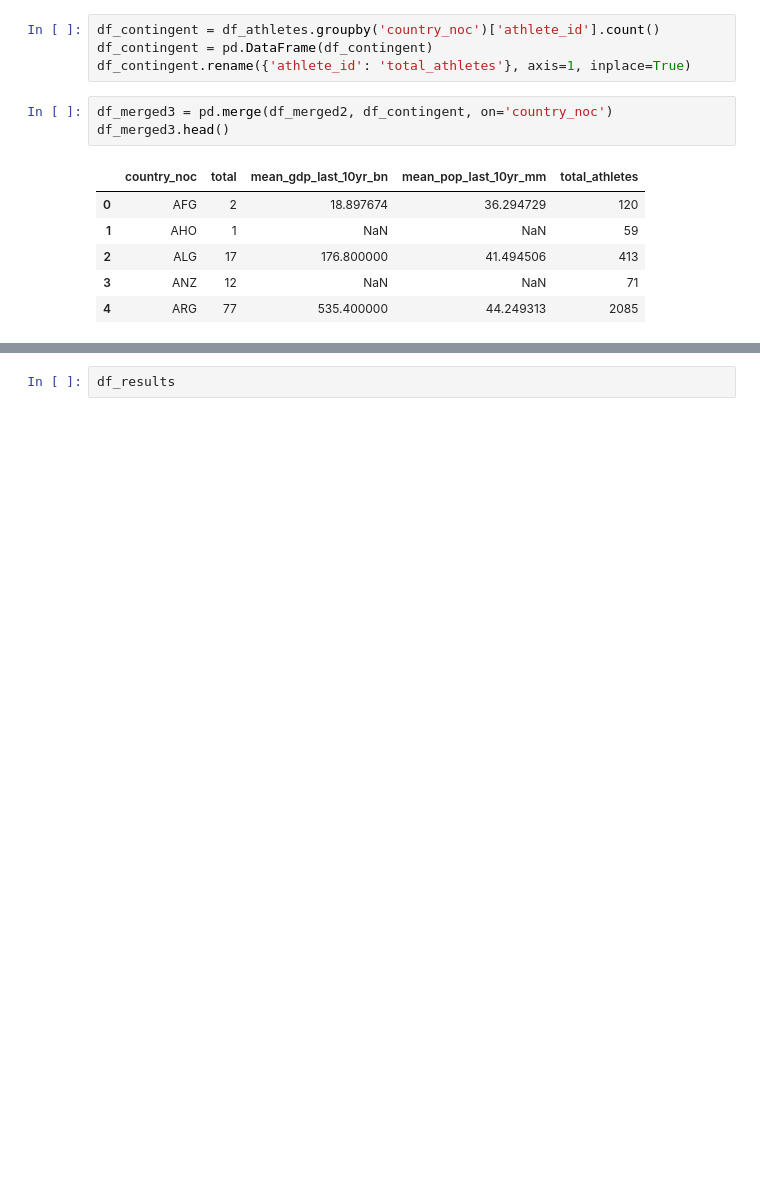
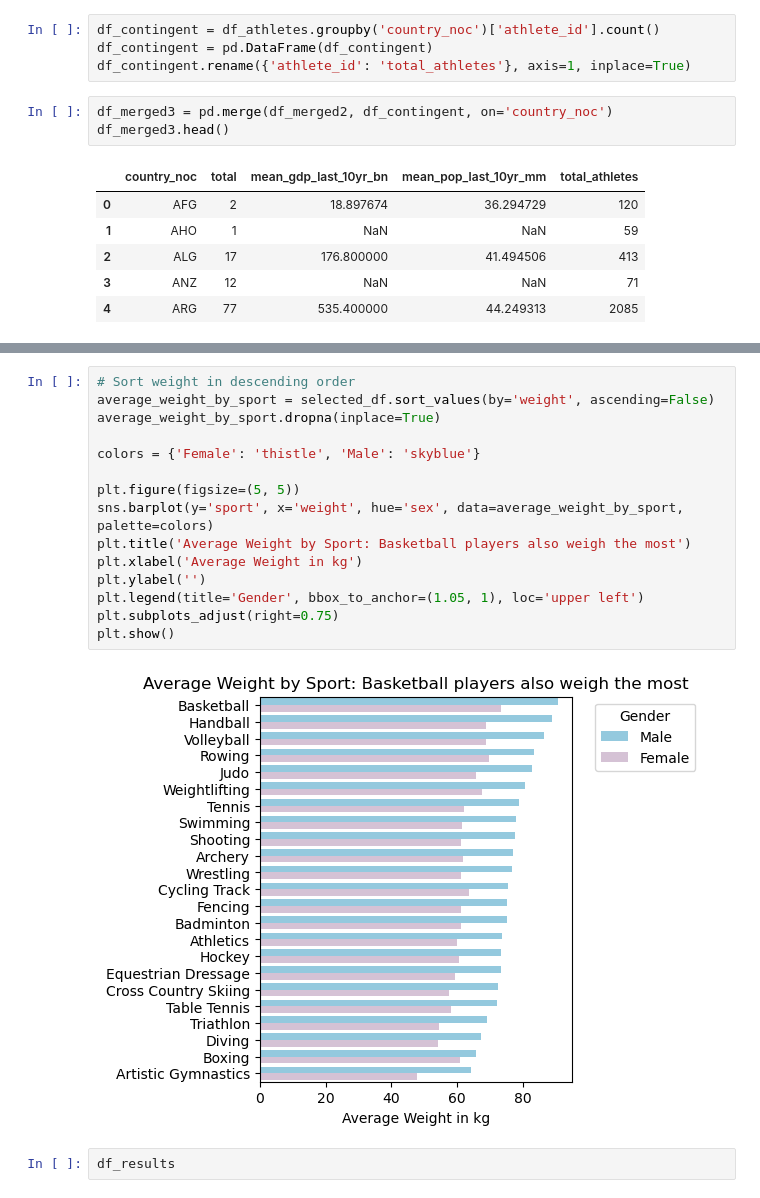
Before and after one commit to ana-047/Olymploration, a Jupyter notebook: Olymploration.ipynb, the cells around one changed output, grey strips where cells are left out. Cells and saved outputs as stored; diff of their text form; blank space fills up the shorter version.

```diff
--- a/Olymploration.ipynb
+++ b/Olymploration.ipynb
@@ -434,3 +507,20 @@ is_categorical_dtype is deprecated and will be removed in a future version. Use
+# %%
+# Sort weight in descending order
+average_weight_by_sport = selected_df.sort_values(by='weight', ascending=False)
+average_weight_by_sport.dropna(inplace=True)
+
+colors = {'Female': 'thistle', 'Male': 'skyblue'}
+
+plt.figure(figsize=(5, 5))
+sns.barplot(y='sport', x='weight', hue='sex', data=average_weight_by_sport, palette=colors)
+plt.title('Average Weight by Sport: Basketball players also weigh the most')
+plt.xlabel('Average Weight in kg')
+plt.ylabel('')
+plt.legend(title='Gender', bbox_to_anchor=(1.05, 1), loc='upper left')
+plt.subplots_adjust(right=0.75)
+plt.show()
+# %% [output]
+[figure, added]
 # %%
 df_results
 # %% [output]
```
Also changed, not shown: parts of 7 cells of this notebook, 1 other file.
